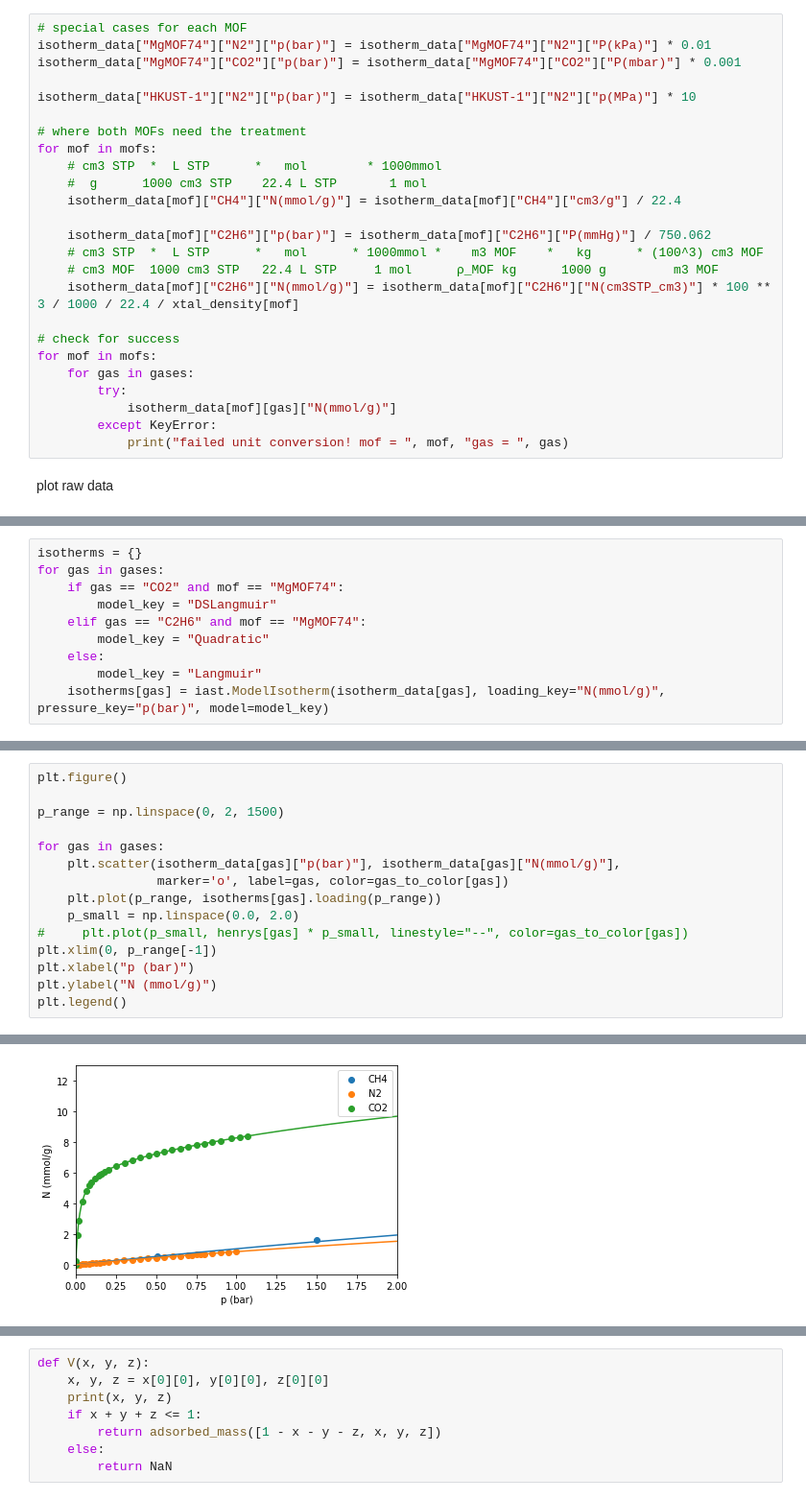
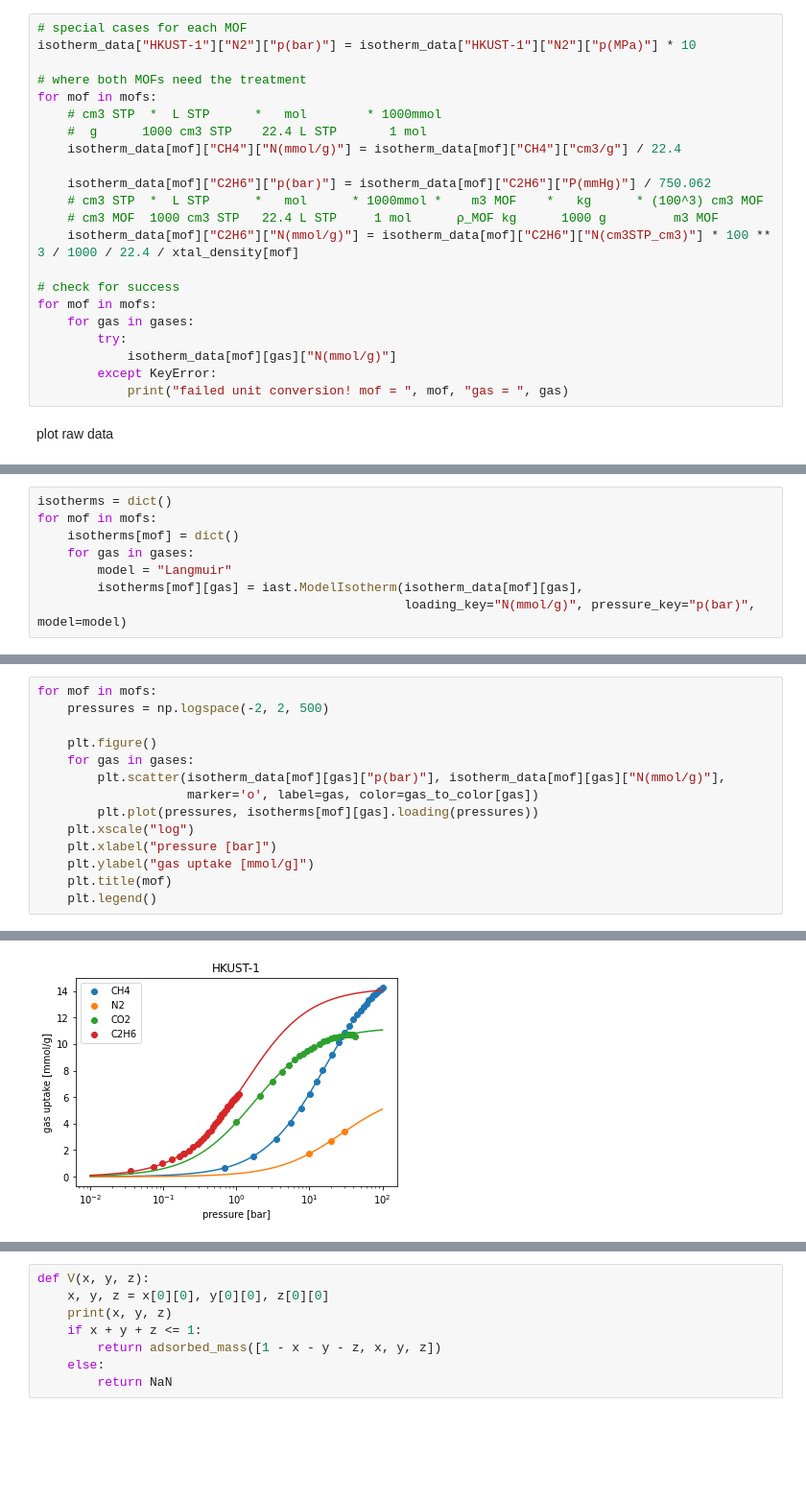
Before and after one commit to SimonEnsemble/unresponsive_directions_in_sensors, a Jupyter notebook: IAST.ipynb, the cells around one changed output, grey strips where cells are left out. Shown at 96% size. Cells and saved outputs as stored; diff of their text form; blank space fills up the shorter version.

```diff
--- a/IAST.ipynb
+++ b/IAST.ipynb
@@ -38,9 +40,6 @@ unit conversions. goal:
 * pressure: bar
 # %%
 # special cases for each MOF
-isotherm_data["MgMOF74"]["N2"]["p(bar)"] = isotherm_data["MgMOF74"]["N2"]["P(kPa)"] * 0.01
-isotherm_data["MgMOF74"]["CO2"]["p(bar)"] = isotherm_data["MgMOF74"]["CO2"]["P(mbar)"] * 0.001
-
 isotherm_data["HKUST-1"]["N2"]["p(bar)"] = isotherm_data["HKUST-1"]["N2"]["p(MPa)"] * 10
 
 # where both MOFs need the treatment
@@ -82,10 +80,8 @@ fit isotherm models
 # %%
-isotherms = {}
-for gas in gases:
-    if gas == "CO2" and mof == "MgMOF74":
-        model_key = "DSLangmuir"
-    elif gas == "C2H6" and mof == "MgMOF74":
-        model_key = "Quadratic"
-    else:
-        model_key = "Langmuir"
-    isotherms[gas] = iast.ModelIsotherm(isotherm_data[gas], loading_key="N(mmol/g)", pressure_key="p(bar)", model=model_key)
+isotherms = dict()
+for mof in mofs:
+    isotherms[mof] = dict()
+    for gas in gases:
+        model = "Langmuir"
+        isotherms[mof][gas] = iast.ModelIsotherm(isotherm_data[mof][gas],
+                                                 loading_key="N(mmol/g)", pressure_key="p(bar)", model=model)
@@ -95,16 +88,15 @@ henrys
 # %%
-plt.figure()
+for mof in mofs:
+    pressures = np.logspace(-2, 2, 500)
 
-p_range = np.linspace(0, 2, 1500)
-
-for gas in gases:
-    plt.scatter(isotherm_data[gas]["p(bar)"], isotherm_data[gas]["N(mmol/g)"],
-                marker='o', label=gas, color=gas_to_color[gas])
-    plt.plot(p_range, isotherms[gas].loading(p_range))
-    p_small = np.linspace(0.0, 2.0)
-#     plt.plot(p_small, henrys[gas] * p_small, linestyle="--", color=gas_to_color[gas])
-plt.xlim(0, p_range[-1])
-plt.xlabel("p (bar)")
-plt.ylabel("N (mmol/g)")
-plt.legend()
+    plt.figure()
+    for gas in gases:
+        plt.scatter(isotherm_data[mof][gas]["p(bar)"], isotherm_data[mof][gas]["N(mmol/g)"],
+                    marker='o', label=gas, color=gas_to_color[gas])
+        plt.plot(pressures, isotherms[mof][gas].loading(pressures))
+    plt.xscale("log")
+    plt.xlabel("pressure [bar]")
+    plt.ylabel("gas uptake [mmol/g]")
+    plt.title(mof)
+    plt.legend()
 # %% [output]
@@ -112 +103 @@ plt.legend()
-[figure, old version]
+[figure, new version]
```
Also changed, not shown: parts of 28 cells of this notebook.
